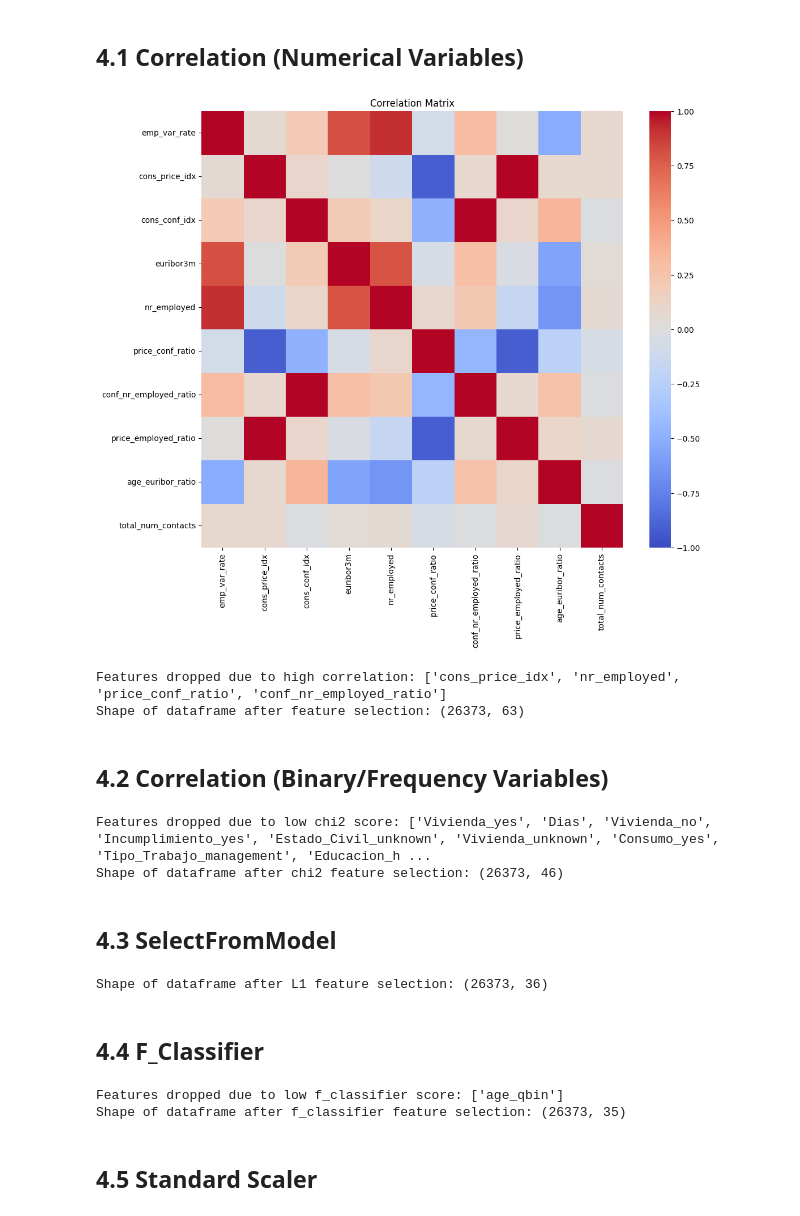
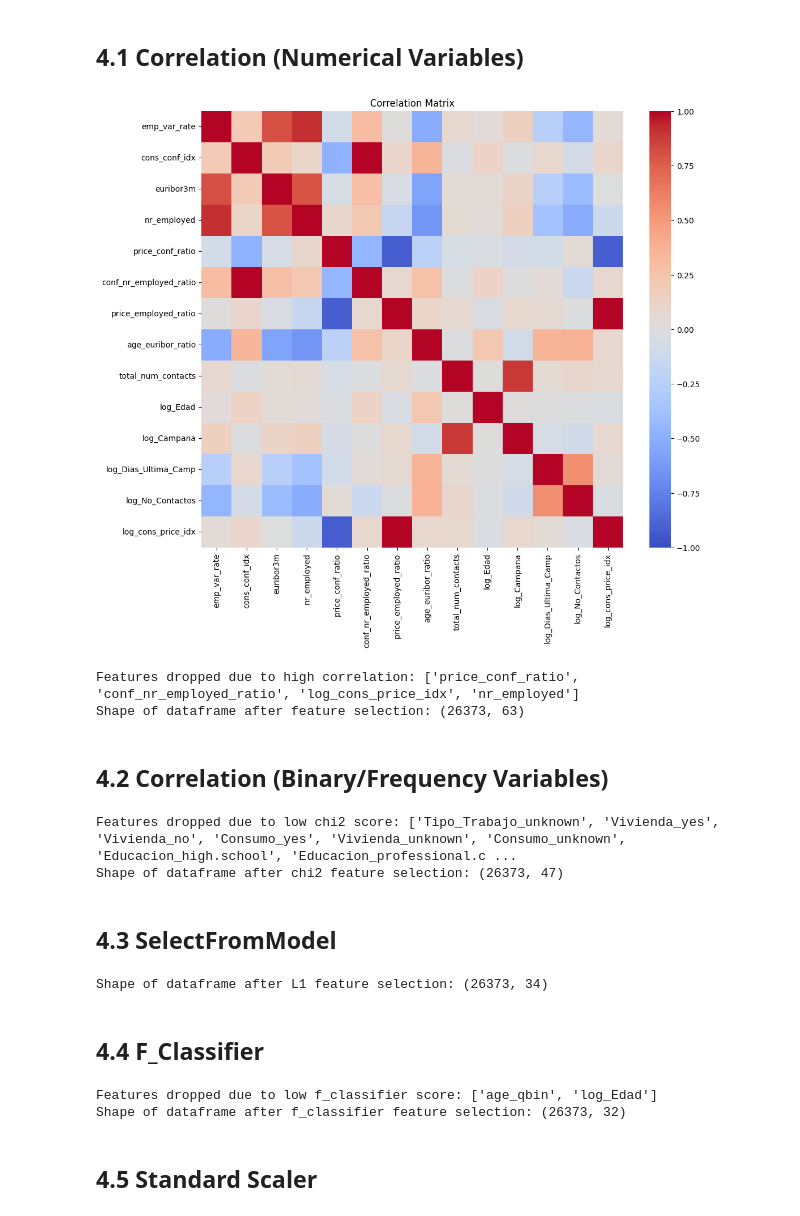
Before and after one commit to piperojas0618/Data_Office_Test, a Jupyter notebook: Enhanced_Test.ipynb, the cells around one changed output. Cells and saved outputs as stored; diff of their text form; code cells hidden in the pictures.

```diff
--- a/Enhanced_Test.ipynb
+++ b/Enhanced_Test.ipynb
@@ -373,7 +374,10 @@ def adjust_skewness(df, new_df):
         "cons_price_idx",
     ]
     for col in skewed_cols:
-        new_df[f"log_{col}"] = np.log1p(df[col])
+        if col == "Dias_Ultima_Camp":
+            new_df[f"log_{col}"] = np.where(df[col] == 999, 0, np.log1p(df[col]))
+        else:
+            new_df[f"log_{col}"] = np.log1p(df[col])
     return new_df
 
 
@@ -408,10 +412,12 @@ def bin_data(df, new_df):
         df["euribor3m"], q=5, labels=False, duplicates="drop"
     )
     new_df["euribor3m_bin"] = pd.cut(df["euribor3m"], bins=5, labels=False)
+    new_df["never_contacted"] = (df["Dias_Ultima_Camp"] == 999).astype(int)
     return new_df
 
 
 new_df = bin_data(df, new_df)
+new_df.drop(columns=["cons_price_idx"], inplace=True)
 print(f"Shape of new dataframe after binning: {new_df.shape}")
 # %% [output]
 Shape of new dataframe after binning: (26373, 67)
@@ -422,28 +428,32 @@ Shape of new dataframe after binning: (26373, 67)
 # %%
 num_cols = [
     "emp_var_rate",
-    "cons_price_idx",
     "cons_conf_idx",
     "euribor3m",
     "nr_employed",
     "price_conf_ratio",
     "conf_nr_employed_ratio",
     "price_employed_ratio",
     "age_euribor_ratio",
     "total_num_contacts",
+    "log_Edad",
+    "log_Campana",
+    "log_Dias_Ultima_Camp",
+    "log_No_Contactos",
+    "log_cons_price_idx",
 ]
 
 
 def plot_corr(new_df):
     fig = plt.figure(figsize=(12, 10))
     sns.heatmap(new_df[num_cols].corr("pearson"), cmap="coolwarm", vmin=-1, vmax=1)
     plt.title("Correlation Matrix")
     plt.show()
 
 
 plot_corr(new_df)
 # %% [output]
-[figure, old version]
+[figure, new version]
 # %%
 # Avoid low correlation features
 def cols_to_drop(new_df):
@@ -471,7 +481,7 @@ def cols_to_drop(new_df):
 
 new_df = cols_to_drop(new_df)
 # %% [output]
-Features dropped due to high correlation: ['cons_price_idx', 'nr_employed', 'price_conf_ratio', 'conf_nr_employed_ratio']
+Features dropped due to high correlation: ['price_conf_ratio', 'conf_nr_employed_ratio', 'log_cons_price_idx', 'nr_employed']
 Shape of dataframe after feature selection: (26373, 63)
 # %% [markdown]
 ## 4.2 Correlation (Binary/Frequency Variables)
@@ -494,8 +504,8 @@ def corr_chi2(new_df):
 
 new_df = corr_chi2(new_df)
 # %% [output]
-Features dropped due to low chi2 score: ['Vivienda_yes', 'Dias', 'Vivienda_no', 'Incumplimiento_yes', 'Estado_Civil_unknown', 'Vivienda_unknown', 'Consumo_yes', 'Tipo_Trabajo_management', 'Educacion_h ...
-Shape of dataframe after chi2 feature selection: (26373, 46)
+Features dropped due to low chi2 score: ['Tipo_Trabajo_unknown', 'Vivienda_yes', 'Vivienda_no', 'Consumo_yes', 'Vivienda_unknown', 'Consumo_unknown', 'Educacion_high.school', 'Educacion_professional.c ...
+Shape of dataframe after chi2 feature selection: (26373, 47)
 # %% [markdown]
 ## 4.3 SelectFromModel
 # %%
@@ -514,7 +524,7 @@ def select_from_model(new_df):
 
 new_df = select_from_model(new_df)
 # %% [output]
-Shape of dataframe after L1 feature selection: (26373, 36)
+Shape of dataframe after L1 feature selection: (26373, 34)
 # %% [markdown]
 ## 4.4 F_Classifier
 # %%
@@ -540,8 +550,8 @@ def f_classifier(new_df):
 
 new_df = f_classifier(new_df)
 # %% [output]
-Features dropped due to low f_classifier score: ['age_qbin']
-Shape of dataframe after f_classifier feature selection: (26373, 35)
+Features dropped due to low f_classifier score: ['age_qbin', 'log_Edad']
+Shape of dataframe after f_classifier feature selection: (26373, 32)
 # %%
 def cols_to_maintain(new_df):
     cols = new_df.columns.tolist()
```
Also changed, not shown: parts of 26 cells of this notebook, 3 other files.
